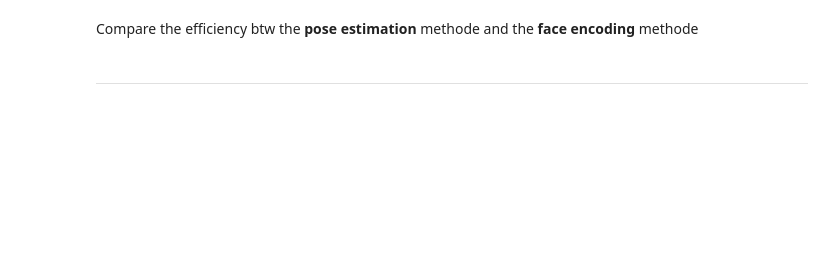
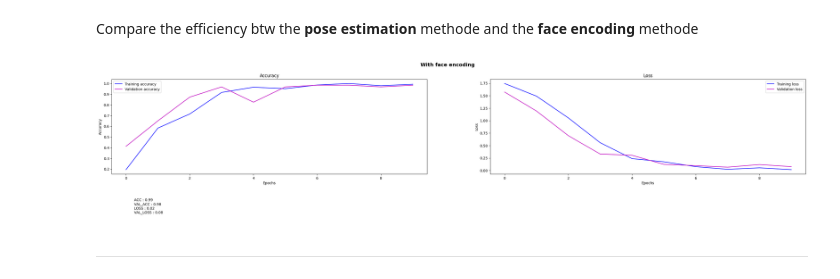
Before and after one commit to Aubert-Antoine/EL_3003-IA_et_Deep_Learning, a Jupyter notebook: LAB 7 FaceRecognition/TP7_FaceRecognition.ipynb, the cells around one changed output. Drawn from its saved outputs; the diff is of its cells as text; code cells hidden in the pictures; blank space fills up the shorter version.

```diff
--- a/LAB 7 FaceRecognition/TP7_FaceRecognition.ipynb
+++ b/LAB 7 FaceRecognition/TP7_FaceRecognition.ipynb
@@ -494,7 +495,7 @@ def history_plot(history, title : str = "", plt_name : str = "", save : bool = F
     val_loss = history.history['val_loss']
 
     # make the pair plot
-    fig, axs = plt.subplots(1, 2, figsize=(35,5))
+    fig, axs = plt.subplots(1, 2, figsize=(30,5))
     fig.suptitle(title, fontsize=14, fontweight='bold')
     fig.subplots_adjust(top=0.85)
 
@@ -878,7 +895,9 @@ Compare the efficiency btw the **pose estimation** methode and the **face encodi
 # %%
 history_plot(history_CNN_2, title="With pose estimation")
 # %%
-history_plot(Dense_1, title="Face encoding", plt_name="Dense_1_Face_encodinf", save = SAVE_PLOTS)
+history_plot(history_Dense_1, title="With face encoding", plt_name="Dense_1_Face_encodinf", save = SAVE_PLOTS)
+# %% [output]
+[figure, added]
 # %% [markdown]
 ***
 # %% [markdown]
```
Also changed, not shown: parts of 13 cells of this notebook.
